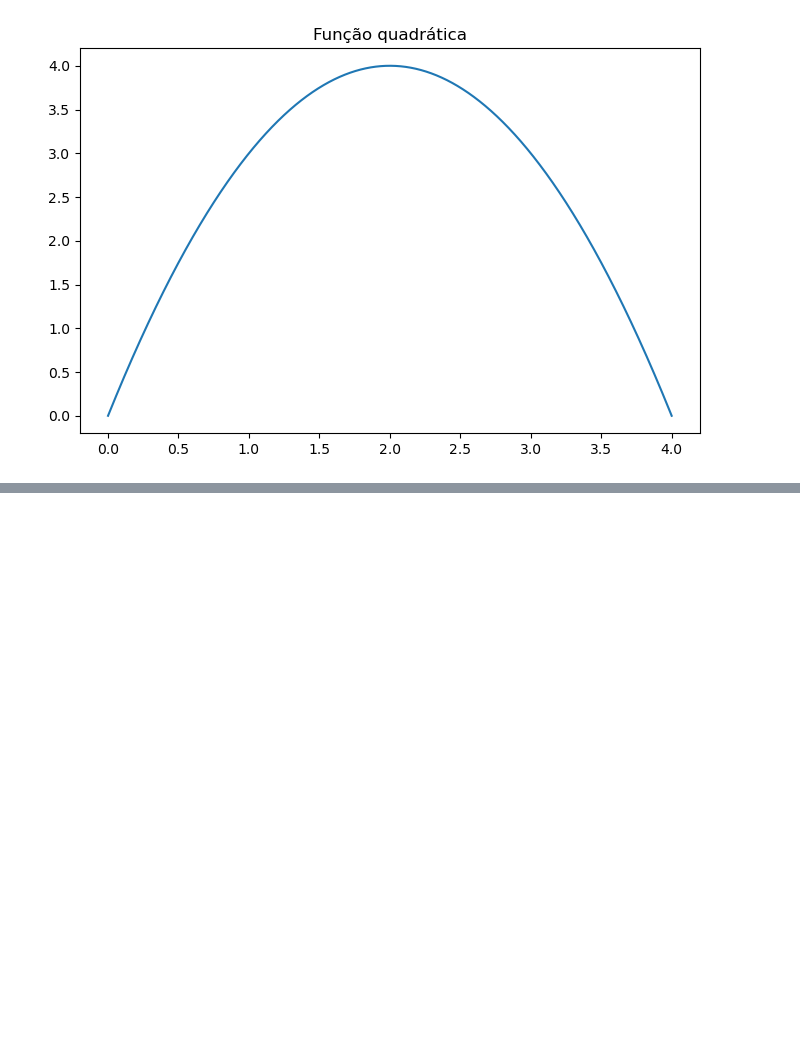
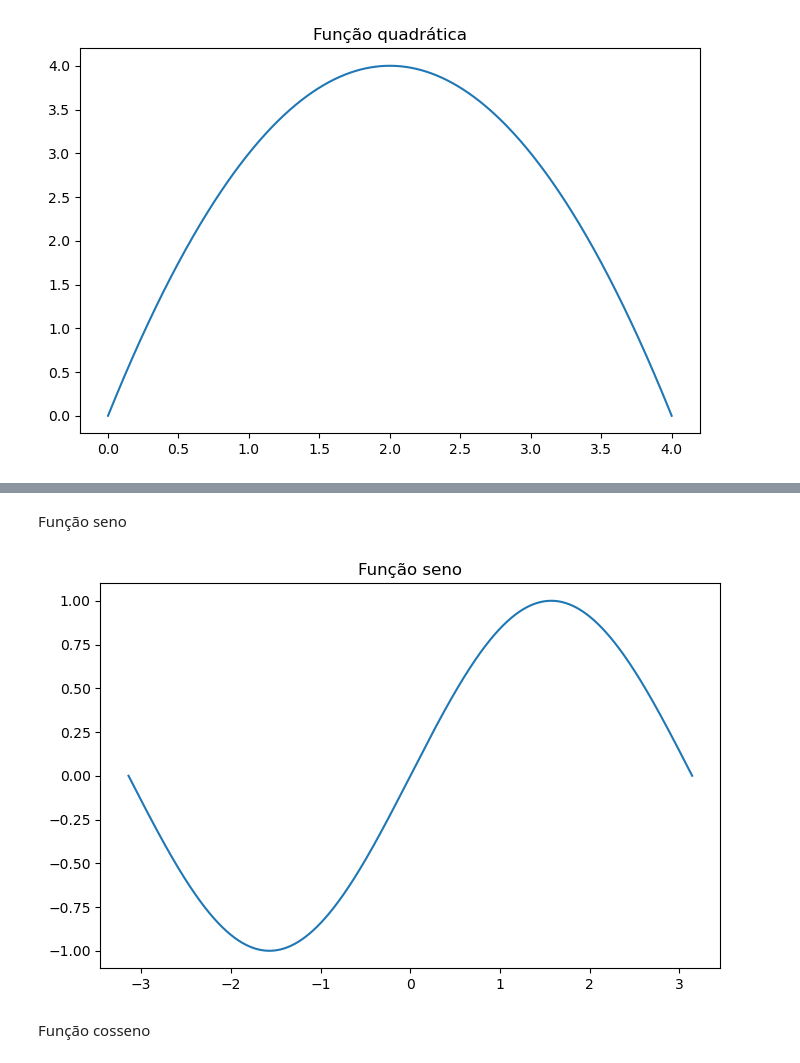
Before and after one commit to rogeriojunio/python-fundamentals, a Jupyter notebook: matplotlib/matplotlib.ipynb, the cells around one changed output, grey strips where cells are left out. Drawn from its saved outputs; the diff is of its cells as text; code cells hidden in the pictures; blank space fills up the shorter version.

```diff
--- a/matplotlib/matplotlib.ipynb
+++ b/matplotlib/matplotlib.ipynb
@@ -54,0 +68,15 @@ plt.show()
+# %% [markdown]
+Função seno
+# %%
+fig = plt.figure(figsize=(8,5))
+plt.title('Função seno')
+
+x = np.linspace(-3.1415, 3.1415, 10000)
+y= np.sin(x)
+
+plt.plot(x, y)
+plt.show()
+# %% [output]
+[figure, added]
+# %% [markdown]
+Função cosseno
```
Also changed, not shown: parts of 10 cells of this notebook.
